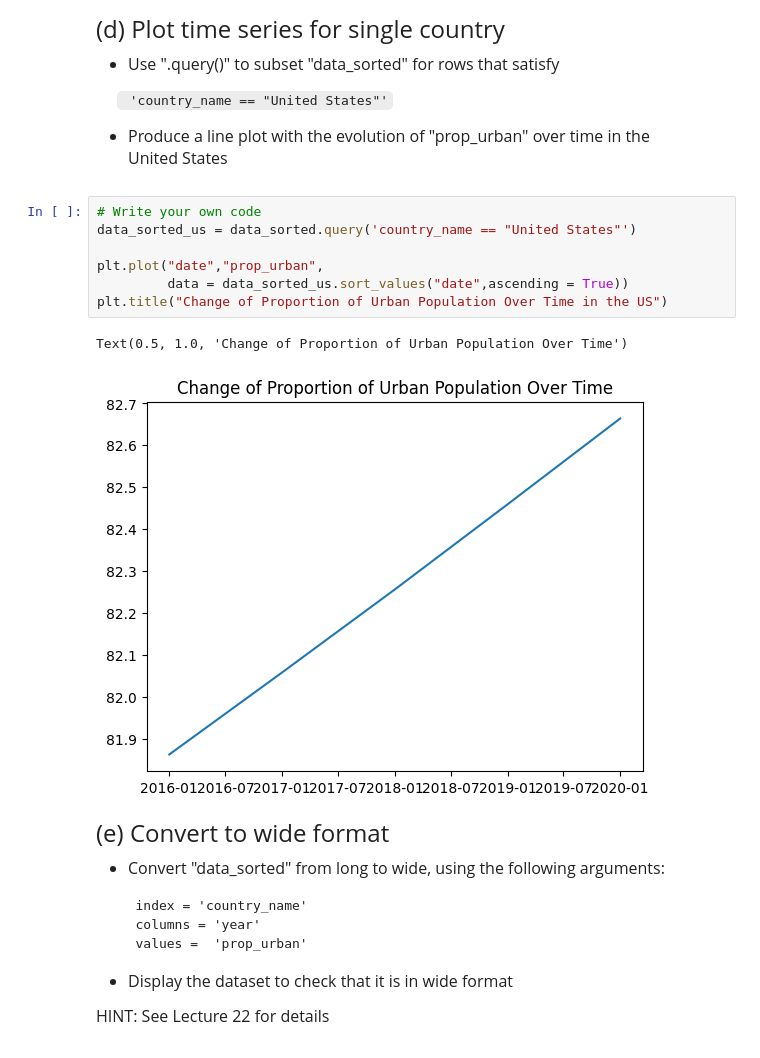
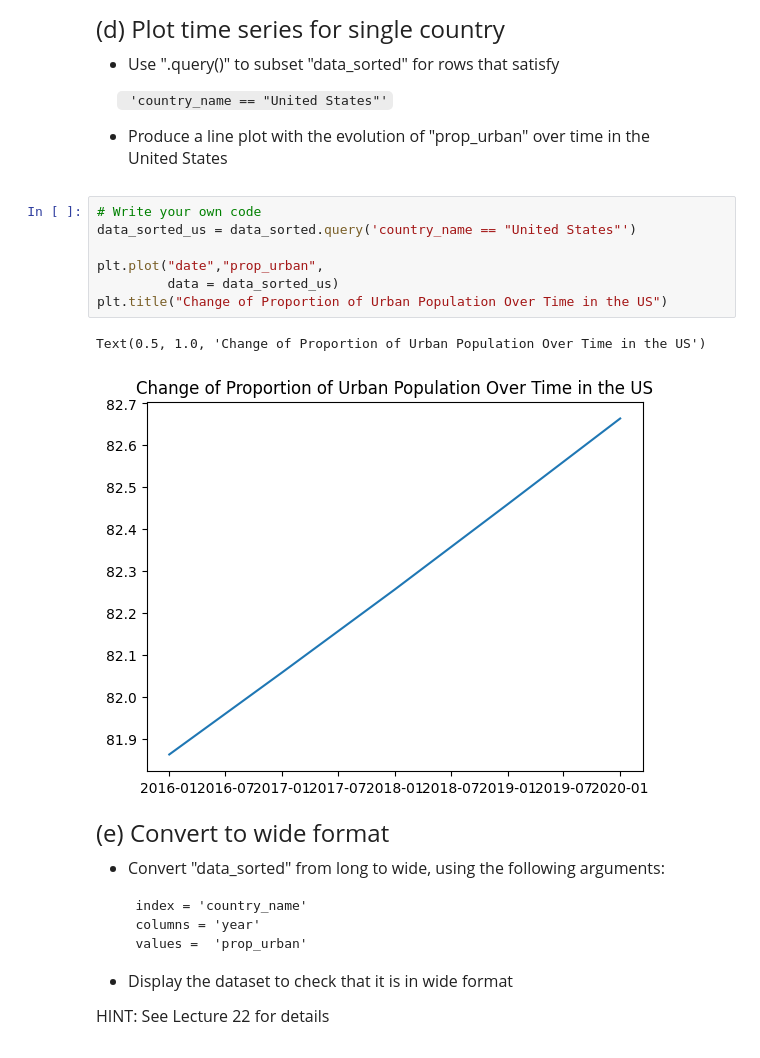
Before and after one commit to LimK2025/qtm151spring2023, a Jupyter notebook: Homework/Assignment 10/Assignment 10.ipynb, the cells around one changed output. Drawn from its saved outputs; the diff is of its cells as text.

```diff
--- a/Homework/Assignment 10/Assignment 10.ipynb
+++ b/Homework/Assignment 10/Assignment 10.ipynb
@@ -104,13 +104,13 @@ United States
 # %%
 # Write your own code
 data_sorted_us = data_sorted.query('country_name == "United States"')
 
 plt.plot("date","prop_urban",
-         data = data_sorted_us.sort_values("date",ascending = True))
+         data = data_sorted_us)
 plt.title("Change of Proportion of Urban Population Over Time in the US")
 # %% [output]
-Text(0.5, 1.0, 'Change of Proportion of Urban Population Over Time')
+Text(0.5, 1.0, 'Change of Proportion of Urban Population Over Time in the US')
-[figure, old version]
+[figure, new version]
 # %% [markdown]
 <font size = "5">
 
```
